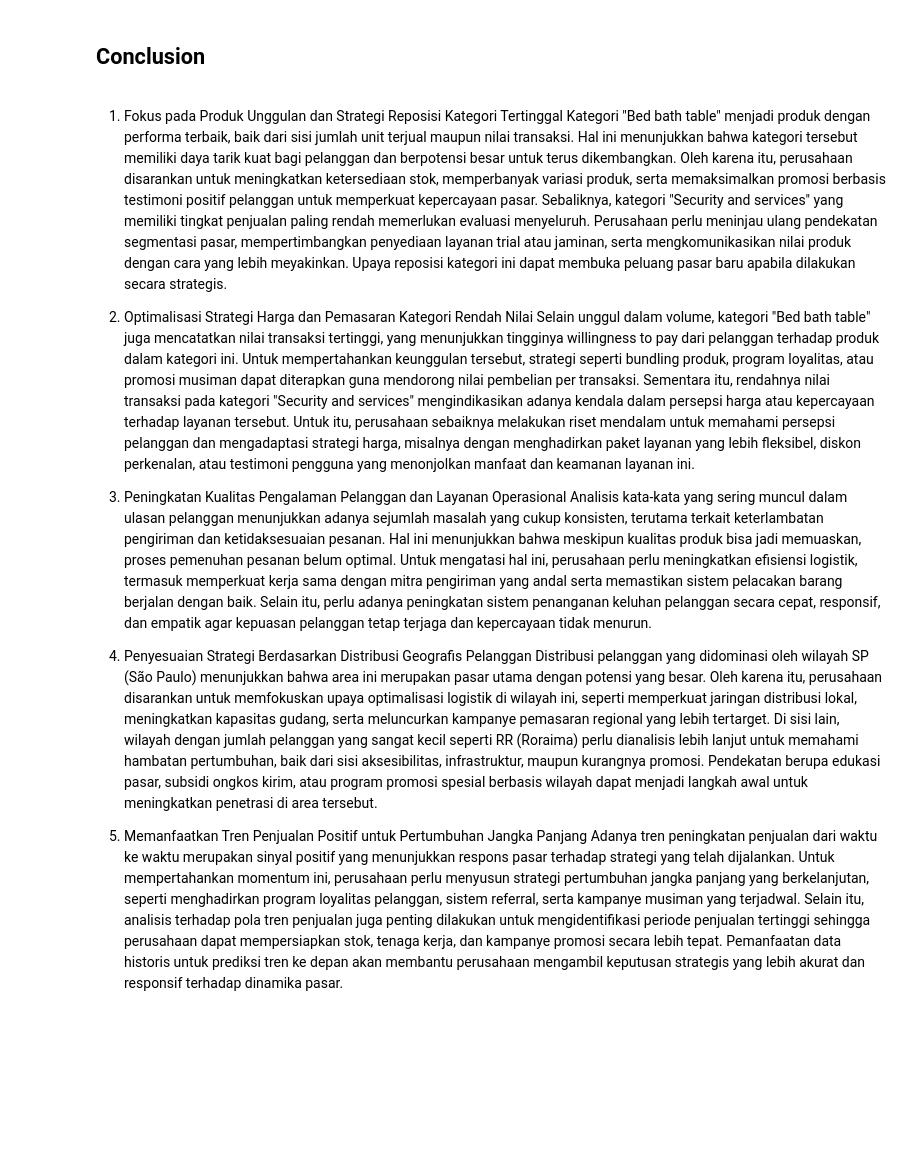
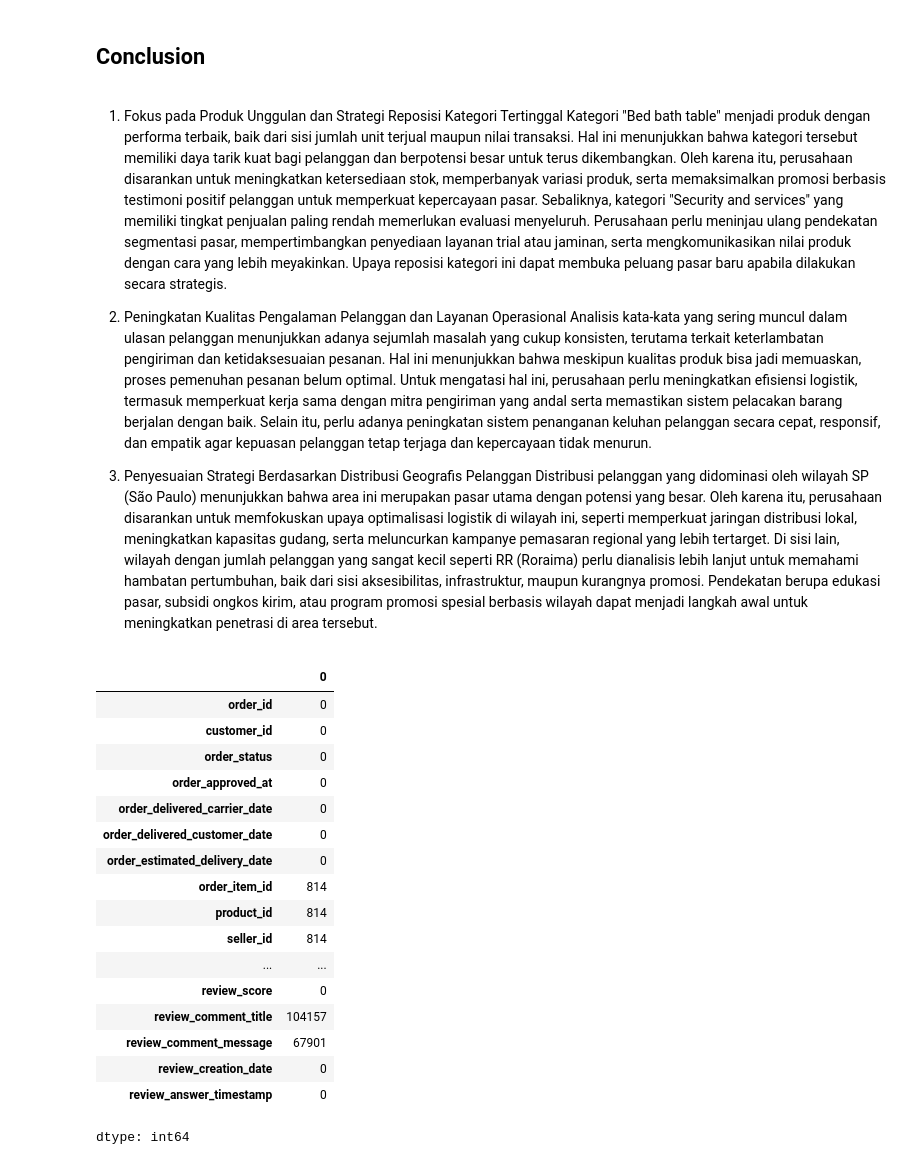
Before and after one commit to lovdianchel/customer-analysis-dicoding, a Jupyter notebook: notebook.ipynb, the cells around one changed output. Cells and saved outputs as stored; diff of their text form; code cells hidden in the pictures; blank space fills up the shorter version.

```diff
--- a/notebook.ipynb
+++ b/notebook.ipynb
@@ -1177,17 +810,11 @@ plt.show()
 1. Fokus pada Produk Unggulan dan Strategi Reposisi Kategori Tertinggal
 Kategori "Bed bath table" menjadi produk dengan performa terbaik, baik dari sisi jumlah unit terjual maupun nilai transaksi. Hal ini menunjukkan bahwa kategori tersebut memiliki daya tarik kuat bagi pelanggan dan berpotensi besar untuk terus dikembangkan. Oleh karena itu, perusahaan disarankan untuk meningkatkan ketersediaan stok, memperbanyak variasi produk, serta memaksimalkan promosi berbasis testimoni positif pelanggan untuk memperkuat kepercayaan pasar. Sebaliknya, kategori "Security and services" yang memiliki tingkat penjualan paling rendah memerlukan evaluasi menyeluruh. Perusahaan perlu meninjau ulang pendekatan segmentasi pasar, mempertimbangkan penyediaan layanan trial atau jaminan, serta mengkomunikasikan nilai produk dengan cara yang lebih meyakinkan. Upaya reposisi kategori ini dapat membuka peluang pasar baru apabila dilakukan secara strategis.
 
-2. Optimalisasi Strategi Harga dan Pemasaran Kategori Rendah Nilai
-Selain unggul dalam volume, kategori "Bed bath table" juga mencatatkan nilai transaksi tertinggi, yang menunjukkan tingginya willingness to pay dari pelanggan terhadap produk dalam kategori ini. Untuk mempertahankan keunggulan tersebut, strategi seperti bundling produk, program loyalitas, atau promosi musiman dapat diterapkan guna mendorong nilai pembelian per transaksi. Sementara itu, rendahnya nilai transaksi pada kategori "Security and services" mengindikasikan adanya kendala dalam persepsi harga atau kepercayaan terhadap layanan tersebut. Untuk itu, perusahaan sebaiknya melakukan riset mendalam untuk memahami persepsi pelanggan dan mengadaptasi strategi harga, misalnya dengan menghadirkan paket layanan yang lebih fleksibel, diskon perkenalan, atau testimoni pengguna yang menonjolkan manfaat dan keamanan layanan ini.
-
-3. Peningkatan Kualitas Pengalaman Pelanggan dan Layanan Operasional
+2. Peningkatan Kualitas Pengalaman Pelanggan dan Layanan Operasional
 Analisis kata-kata yang sering muncul dalam ulasan pelanggan menunjukkan adanya sejumlah masalah yang cukup konsisten, terutama terkait keterlambatan pengiriman dan ketidaksesuaian pesanan. Hal ini menunjukkan bahwa meskipun kualitas produk bisa jadi memuaskan, proses pemenuhan pesanan belum optimal. Untuk mengatasi hal ini, perusahaan perlu meningkatkan efisiensi logistik, termasuk memperkuat kerja sama dengan mitra pengiriman yang andal serta memastikan sistem pelacakan barang berjalan dengan baik. Selain itu, perlu adanya peningkatan sistem penanganan keluhan pelanggan secara cepat, responsif, dan empatik agar kepuasan pelanggan tetap terjaga dan kepercayaan tidak menurun.
 
-4. Penyesuaian Strategi Berdasarkan Distribusi Geografis Pelanggan
+3. Penyesuaian Strategi Berdasarkan Distribusi Geografis Pelanggan
 Distribusi pelanggan yang didominasi oleh wilayah SP (São Paulo) menunjukkan bahwa area ini merupakan pasar utama dengan potensi yang besar. Oleh karena itu, perusahaan disarankan untuk memfokuskan upaya optimalisasi logistik di wilayah ini, seperti memperkuat jaringan distribusi lokal, meningkatkan kapasitas gudang, serta meluncurkan kampanye pemasaran regional yang lebih tertarget. Di sisi lain, wilayah dengan jumlah pelanggan yang sangat kecil seperti RR (Roraima) perlu dianalisis lebih lanjut untuk memahami hambatan pertumbuhan, baik dari sisi aksesibilitas, infrastruktur, maupun kurangnya promosi. Pendekatan berupa edukasi pasar, subsidi ongkos kirim, atau program promosi spesial berbasis wilayah dapat menjadi langkah awal untuk meningkatkan penetrasi di area tersebut.
-
-5. Memanfaatkan Tren Penjualan Positif untuk Pertumbuhan Jangka Panjang
-Adanya tren peningkatan penjualan dari waktu ke waktu merupakan sinyal positif yang menunjukkan respons pasar terhadap strategi yang telah dijalankan. Untuk mempertahankan momentum ini, perusahaan perlu menyusun strategi pertumbuhan jangka panjang yang berkelanjutan, seperti menghadirkan program loyalitas pelanggan, sistem referral, serta kampanye musiman yang terjadwal. Selain itu, analisis terhadap pola tren penjualan juga penting dilakukan untuk mengidentifikasi periode penjualan tertinggi sehingga perusahaan dapat mempersiapkan stok, tenaga kerja, dan kampanye promosi secara lebih tepat. Pemanfaatan data historis untuk prediksi tren ke depan akan membantu perusahaan mengambil keputusan strategis yang lebih akurat dan responsif terhadap dinamika pasar.
 # %%
 # merge order review
 # df = pd.merge(df, order_reviews_df)
@@ -1197,0 +827,23 @@ Adanya tren peningkatan penjualan dari waktu ke waktu merupakan sinyal positif y
+# %%
+test = pd.read_csv('main_data.csv')
+# %%
+test.isna().sum()
+# %% [output]
+|  | 0 |
+| order_id | 0 |
+| customer_id | 0 |
+| order_status | 0 |
+| order_approved_at | 0 |
+| order_delivered_carrier_date | 0 |
+| order_delivered_customer_date | 0 |
+| order_estimated_delivery_date | 0 |
+| order_item_id | 814 |
+| product_id | 814 |
+| seller_id | 814 |
+| ... | ... |
+| review_score | 0 |
+| review_comment_title | 104157 |
+| review_comment_message | 67901 |
+| review_creation_date | 0 |
+| review_answer_timestamp | 0 |
+dtype: int64
```
Also changed, not shown: parts of 34 cells of this notebook, 2 other files.
